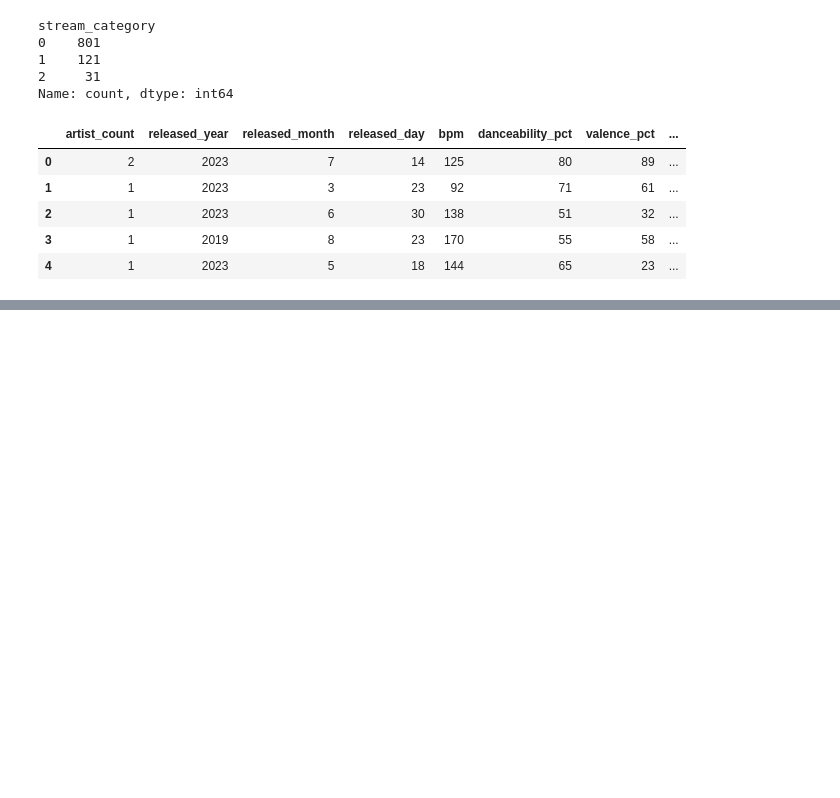
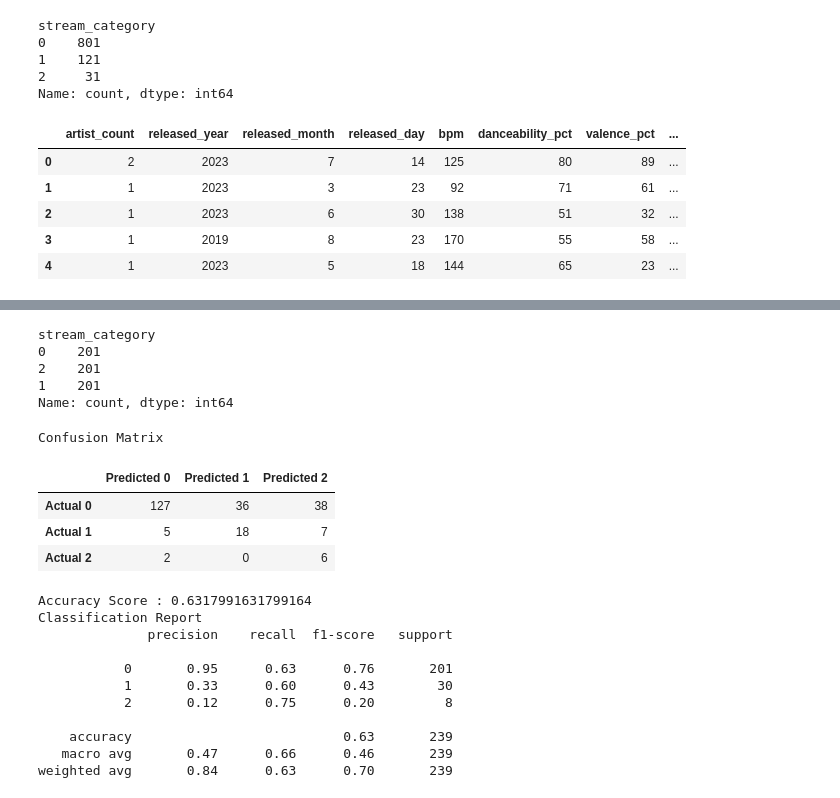
Before and after one commit to JustinS25/Project_4, a Jupyter notebook: Notebooks/decision_tree_model.ipynb, the cells around one changed output, grey strips where cells are left out. Saved outputs shown, nothing was run; the diff lists cells and outputs as text; code cells hidden in the pictures; blank space fills up the shorter version.

Commit message:
update decision_tree_model

```diff
--- a/Notebooks/decision_tree_model.ipynb
+++ b/Notebooks/decision_tree_model.ipynb
@@ -112,3 +112,58 @@ weighted avg       0.81      0.81      0.81       239
+# %%
+from imblearn.over_sampling import RandomOverSampler
+
+classifer_random = RandomOverSampler(random_state=1)
+
+X_resampled, y_resampled = classifer_random.fit_resample(X_test_scaled, y_test)
+# %%
+resampled_df = pd.Series(y_resampled).value_counts()
+resampled_df
+# %% [output]
+stream_category
+0    201
+2    201
+1    201
+Name: count, dtype: int64
+# %%
+from sklearn.linear_model import LogisticRegression
+
+classfier_random_tree = LogisticRegression(solver="lbfgs", random_state=1)
+
+classfier_random_tree.fit(X_resampled, y_resampled)
+
+predict_resampled = classfier_random_tree.predict(X_test_scaled)
+# %%
+cm = confusion_matrix(y_test, predict_resampled)
+cm_df = pd.DataFrame(
+    cm, index=["Actual 0", "Actual 1", "Actual 2"], columns=["Predicted 0", "Predicted 1", "Predicted 2"]
+)
+
+# Calculating the accuracy score
+acc_score = accuracy_score(y_test, predict_resampled)
+# %%
+# Displaying results
+print("Confusion Matrix")
+display(cm_df)
+print(f"Accuracy Score : {acc_score}")
+print("Classification Report")
+print(classification_report(y_test, predict_resampled))
+# %% [output]
+Confusion Matrix
+|  | Predicted 0 | Predicted 1 | Predicted 2 |
+| Actual 0 | 127 | 36 | 38 |
+| Actual 1 | 5 | 18 | 7 |
+| Actual 2 | 2 | 0 | 6 |
+Accuracy Score : 0.6317991631799164
+Classification Report
+              precision    recall  f1-score   support
+
+           0       0.95      0.63      0.76       201
+           1       0.33      0.60      0.43        30
+           2       0.12      0.75      0.20         8
+
+    accuracy                           0.63       239
+   macro avg       0.47      0.66      0.46       239
+weighted avg       0.84      0.63      0.70       239
 # %%
 importances = model.feature_importances_
 
```
Also changed, not shown: parts of 4 cells of this notebook, 6 other files.
